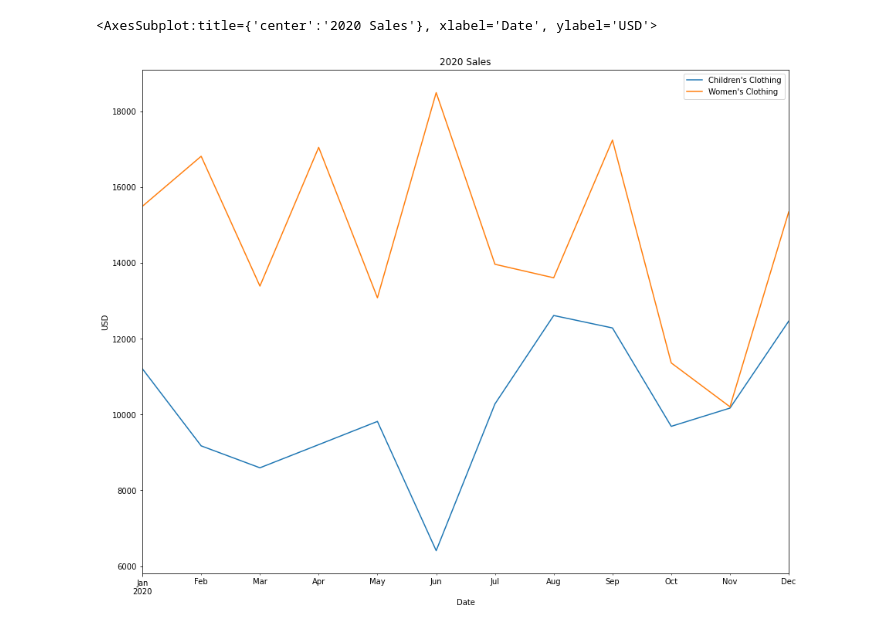
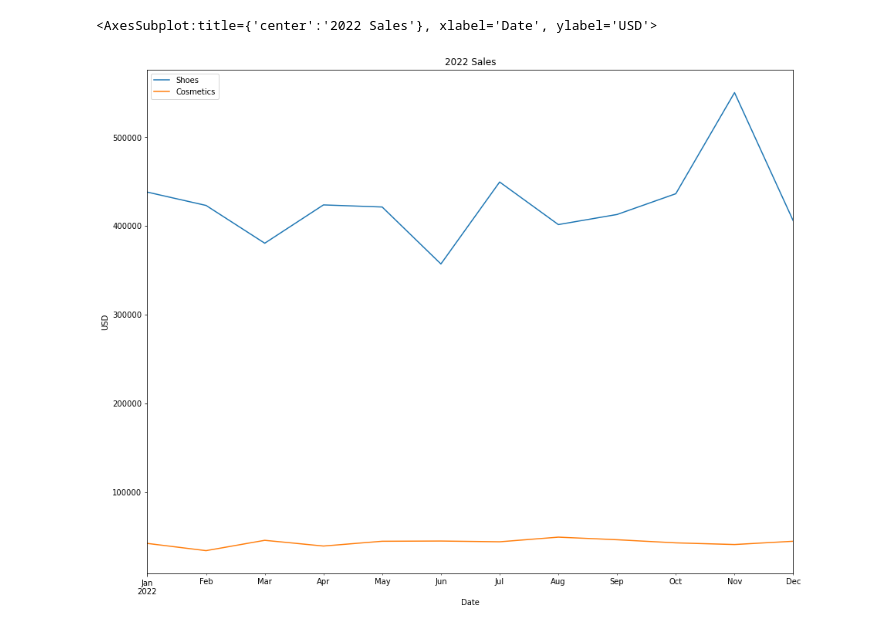
Before and after one commit to dgregg/Jupyter, a Jupyter notebook: Notebooks/Pandas Line Lecture.ipynb, the cells around one changed output. Drawn from its saved outputs; the diff is of its cells as text; code cells hidden in the pictures.

```diff
--- a/Notebooks/Pandas Line Lecture.ipynb
+++ b/Notebooks/Pandas Line Lecture.ipynb
@@ -62,7 +62,7 @@ df.plot(figsize=(15,12))
 # %%
 #We can use the other parameters provided by the plot() method to add more details to a plot
-df.plot(y=["Children's Clothing", "Women's Clothing"], figsize=(15,12),
-        title='2020 Sales', ylabel='USD')
+df.plot(y=["Shoes", "Cosmetics"], figsize=(15,12),
+        title='2022 Sales', ylabel='USD')
 # %% [output]
-<AxesSubplot:title={'center':'2020 Sales'}, xlabel='Date', ylabel='USD'>
+<AxesSubplot:title={'center':'2022 Sales'}, xlabel='Date', ylabel='USD'>
-[figure, old version]
+[figure, new version]
```
Also changed, not shown: parts of 4 cells of this notebook, 17 other files.
